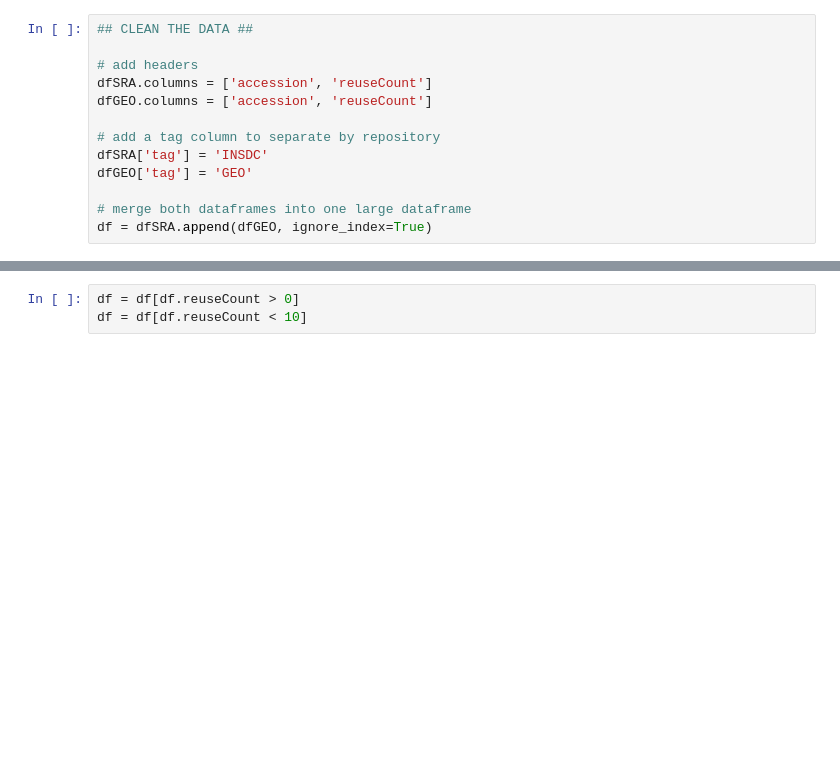
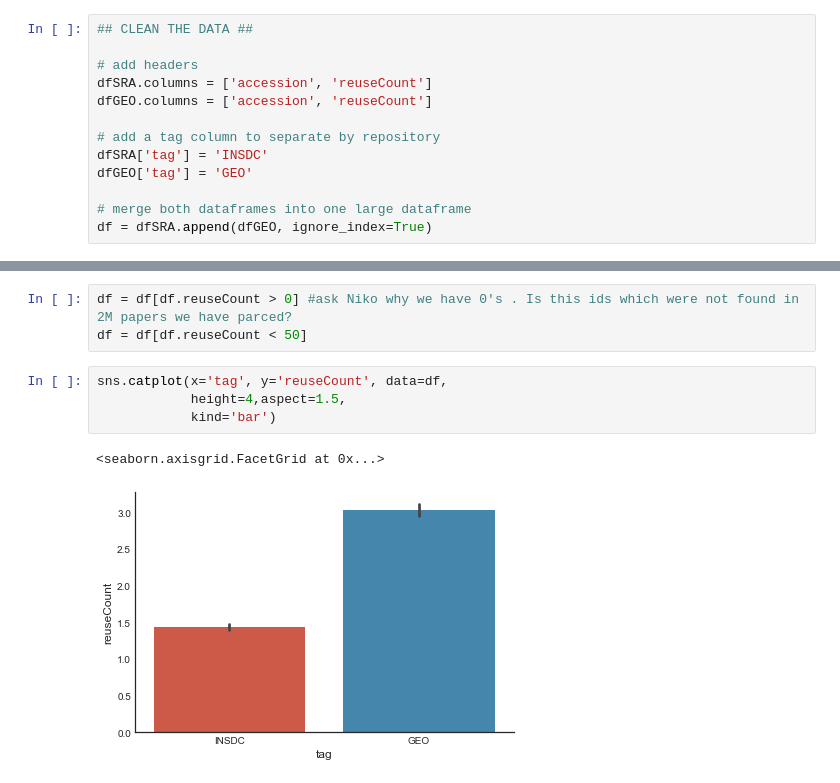
Before and after one commit to smangul1/data_reusability, a Jupyter notebook: jupyter_notebooks/Violin_Plot.ipynb, the cells around one changed output, grey strips where cells are left out. Drawn from its saved outputs; the diff is of its cells as text; blank space fills up the shorter version.

```diff
--- a/jupyter_notebooks/Violin_Plot.ipynb
+++ b/jupyter_notebooks/Violin_Plot.ipynb
@@ -35,3 +62,10 @@ df = dfSRA.append(dfGEO, ignore_index=True)
 # %%
-df = df[df.reuseCount > 0]
-df = df[df.reuseCount < 10]
+df = df[df.reuseCount > 0] #ask Niko why we have 0's . Is this ids which were not found in 2M papers we have parced?
+df = df[df.reuseCount < 50]
+# %%
+sns.catplot(x='tag', y='reuseCount', data=df,
+            height=4,aspect=1.5,
+            kind='bar')
+# %% [output]
+<seaborn.axisgrid.FacetGrid at 0x...>
+[figure, added]
```
Also changed, not shown: parts of 6 cells of this notebook.
